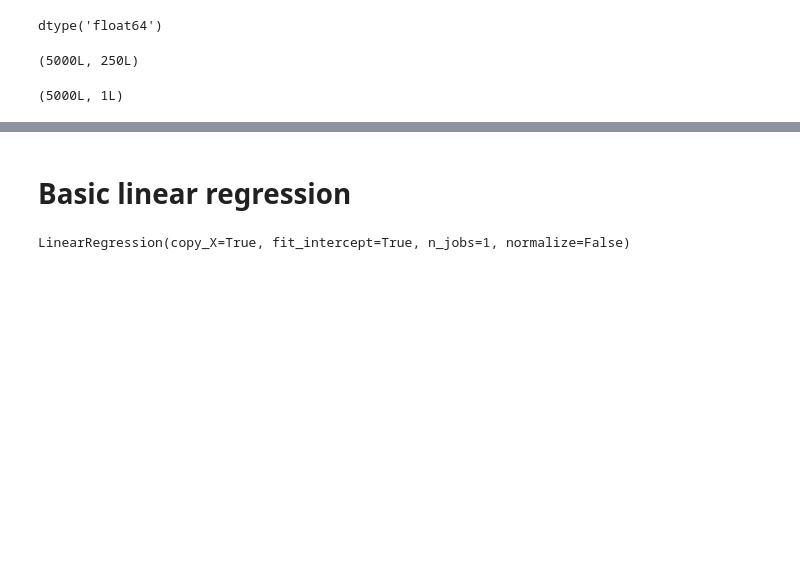
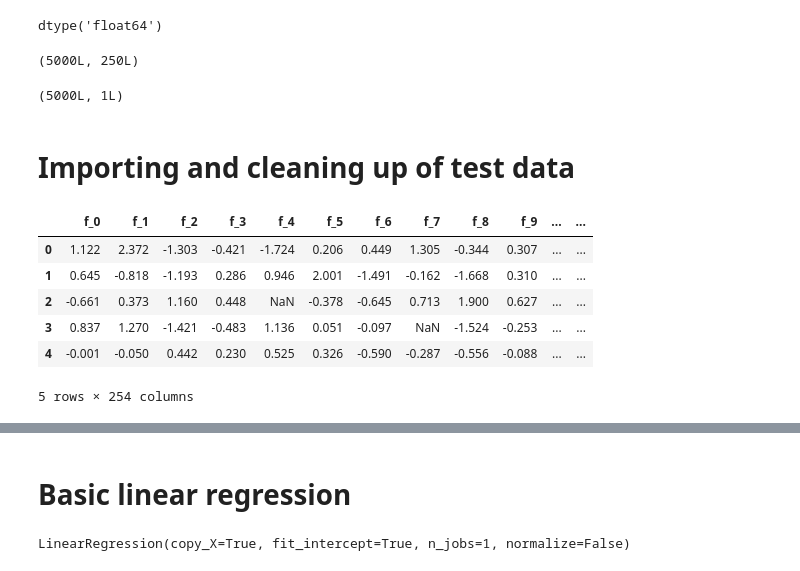
Before and after one commit to Fungie/C1-challenge, a Jupyter notebook: Capital one data science problem.ipynb, the cells around one changed output, grey strips where cells are left out. Saved outputs shown, nothing was run; the diff lists cells and outputs as text; code cells hidden in the pictures; blank space fills up the shorter version.

```diff
--- a/Capital one data science problem.ipynb
+++ b/Capital one data science problem.ipynb
@@ -112,3 +114,17 @@ y.shape
 # %%
 # Splitting training data into training and test data sets
 X_train, X_test, y_train, y_test = train_test_split(X,y)
+# %% [markdown]
+# Importing and cleaning up of test data
+# %%
+# Reading the test data into dataframe
+test_df = pd.read_csv('./codetest_test.txt',delimiter='\t')
+test_df.head()
+# %% [output]
+|  | f_0 | f_1 | f_2 | f_3 | f_4 | f_5 | f_6 | f_7 | f_8 | f_9 | ... | ... |
+| 0 | 1.122 | 2.372 | -1.303 | -0.421 | -1.724 | 0.206 | 0.449 | 1.305 | -0.344 | 0.307 | ... | ... |
+| 1 | 0.645 | -0.818 | -1.193 | 0.286 | 0.946 | 2.001 | -1.491 | -0.162 | -1.668 | 0.310 | ... | ... |
+| 2 | -0.661 | 0.373 | 1.160 | 0.448 | NaN | -0.378 | -0.645 | 0.713 | 1.900 | 0.627 | ... | ... |
+| 3 | 0.837 | 1.270 | -1.421 | -0.483 | 1.136 | 0.051 | -0.097 | NaN | -1.524 | -0.253 | ... | ... |
+| 4 | -0.001 | -0.050 | 0.442 | 0.230 | 0.525 | 0.326 | -0.590 | -0.287 | -0.556 | -0.088 | ... | ... |
+5 rows × 254 columns
```
Also changed, not shown: parts of 9 cells of this notebook.
